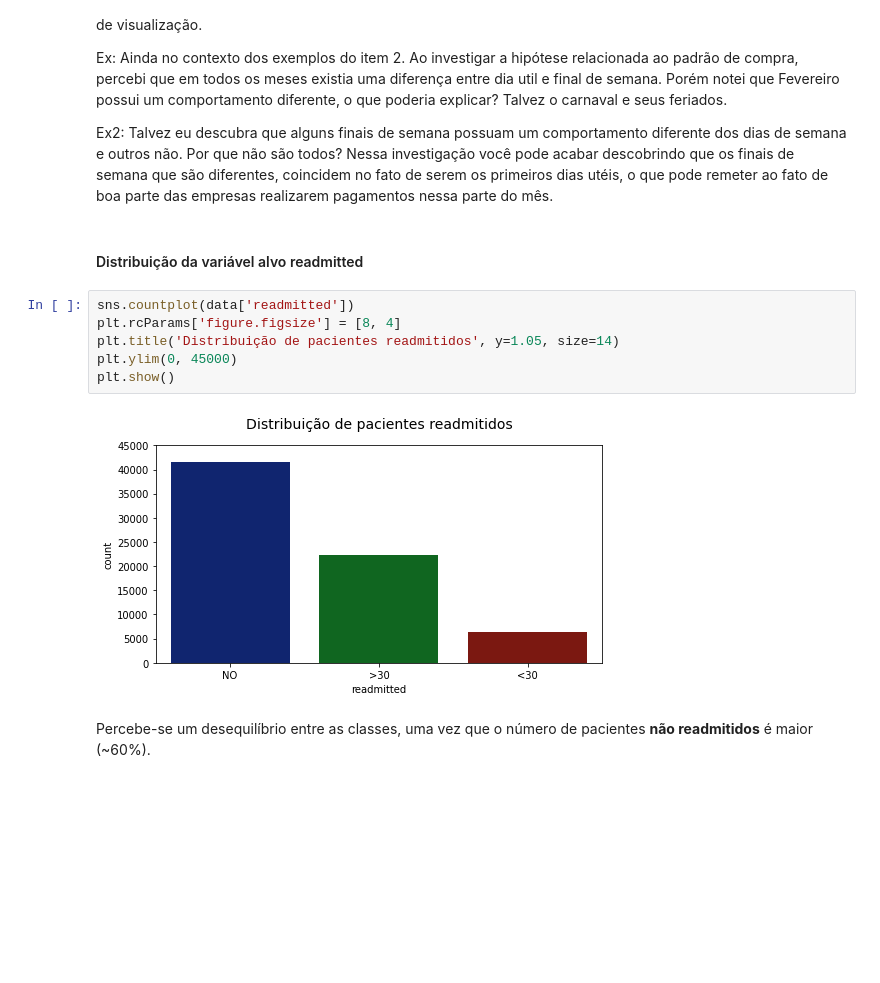
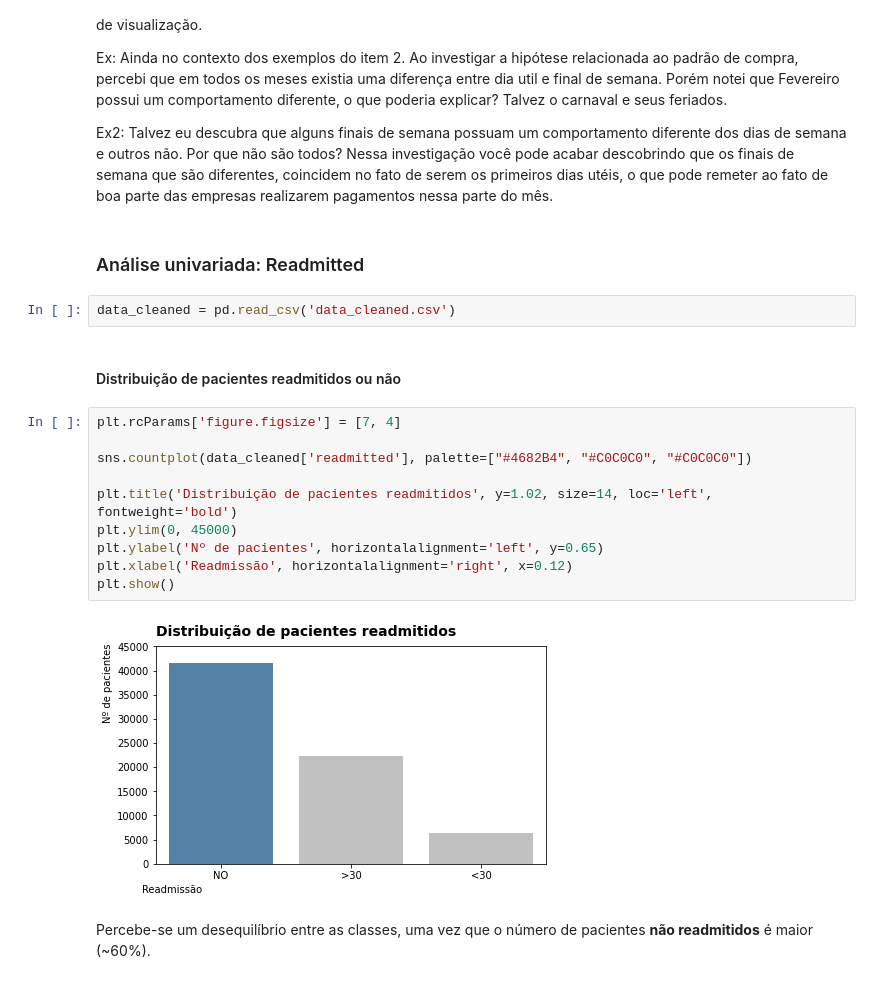
Before and after one commit to LilianeAquino/aed_projeto_3, a Jupyter notebook: template.ipynb, the cells around one changed output. Drawn from its saved outputs; the diff is of its cells as text; blank space fills up the shorter version.

Commit message:
Análise de dados

```diff
--- a/template.ipynb
+++ b/template.ipynb
@@ -466,16 +481,24 @@ Com seu dado pronto, é hora de fazer a parte mais legal: investigar e responder
 Ex: Ainda no contexto dos exemplos do item 2. Ao investigar a hipótese relacionada ao padrão de compra, percebi que em todos os meses existia uma diferença entre dia util e final de semana. Porém notei que Fevereiro possui um comportamento diferente, o que poderia explicar? Talvez o carnaval e seus feriados.
 
 Ex2: Talvez eu descubra que alguns finais de semana possuam um comportamento diferente dos dias de semana e outros não. Por que não são todos? Nessa investigação você pode acabar descobrindo que os finais de semana que são diferentes, coincidem no fato de serem os primeiros dias utéis, o que pode remeter ao fato de boa parte das empresas realizarem pagamentos nessa parte do mês.
-# %% [markdown]
-#### Distribuição da variável alvo readmitted
+# %% [markdown]
+### Análise univariada: Readmitted
+# %%
+data_cleaned = pd.read_csv('data_cleaned.csv')
+# %% [markdown]
+#### Distribuição de pacientes readmitidos ou não
 # %%
-sns.countplot(data['readmitted'])
-plt.rcParams['figure.figsize'] = [8, 4]
-plt.title('Distribuição de pacientes readmitidos', y=1.05, size=14)
+plt.rcParams['figure.figsize'] = [7, 4]
+
+sns.countplot(data_cleaned['readmitted'], palette=["#4682B4", "#C0C0C0", "#C0C0C0"])
+
+plt.title('Distribuição de pacientes readmitidos', y=1.02, size=14, loc='left', fontweight='bold')
 plt.ylim(0, 45000)
+plt.ylabel('Nº de pacientes', horizontalalignment='left', y=0.65)
+plt.xlabel('Readmissão', horizontalalignment='right', x=0.12)
 plt.show()
 # %% [output]
-[figure, old version]
+[figure, new version]
 # %% [markdown]
 Percebe-se um desequilíbrio entre as classes, uma vez que o número de pacientes **não readmitidos** é maior (~60%).
 # %% [markdown]
```
Also changed, not shown: parts of 23 cells of this notebook, 1 other file.
